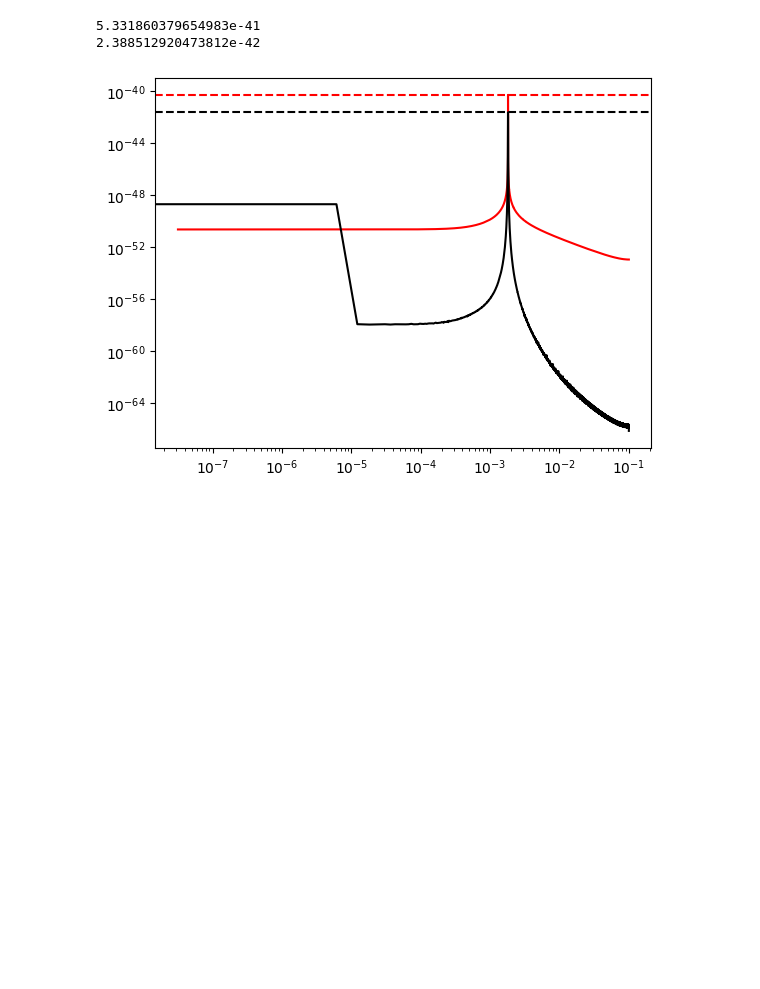
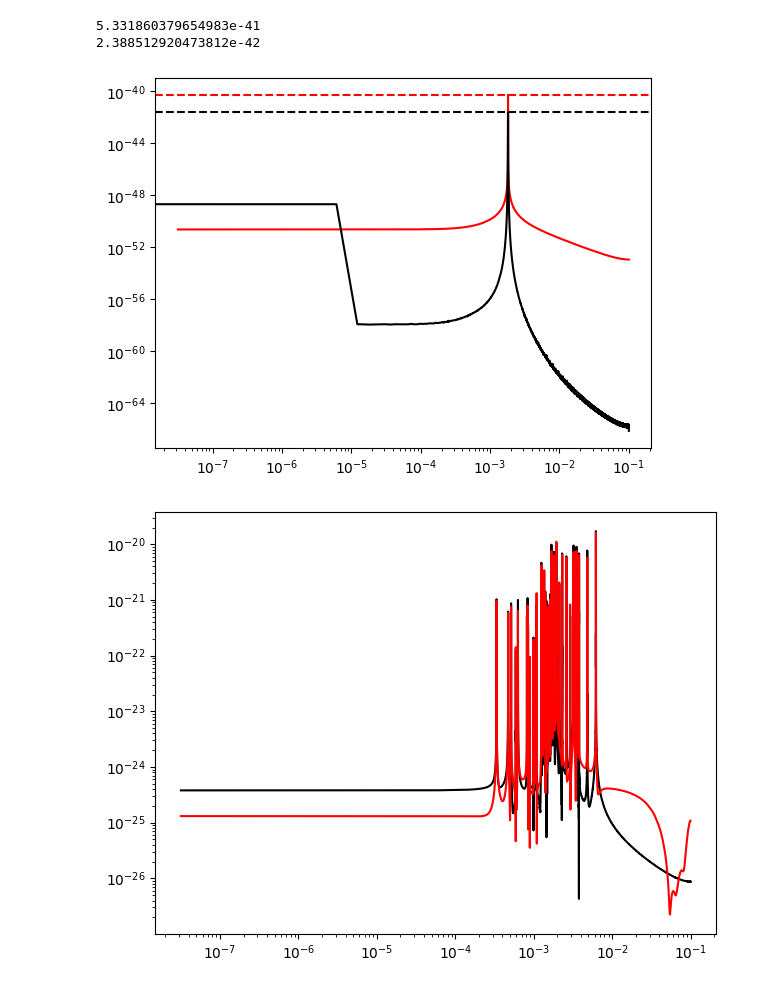
Before and after one commit to jiulipu123/For-Li_wt, a Jupyter notebook: TDI.ipynb, the cells around one changed output. Cells and saved outputs as stored; diff of their text form; code cells hidden in the pictures; blank space fills up the shorter version.

```diff
--- a/TDI.ipynb
+++ b/TDI.ipynb
@@ -577,3 +577,70 @@ print(peak_Pxx_welch)
 5.331860379654983e-41
 2.388512920473812e-42
 [figure]
+# %%
+#使用周期图方法验证TDI信号的计算
+from scipy import signal
+import matplotlib.pyplot as plt
+orbit_file_path = r"C:\Users\86130\Desktop\orbits.h5"
+days=365
+def create_short_test_data(obs_data,days=days):
+    samples_per_dat=int(24*3600/obs_data['obs_dt'])
+    num_points=days*samples_per_dat
+    short_obs_data={
+        'obs_time':obs_data['obs_time'][:num_points],
+        'obs_frequency':obs_data['obs_frequency'][:num_points],
+        'obs_dt':obs_data['obs_dt'],
+        'obs_df':obs_data['obs_df']
+    }
+    return short_obs_data,num_points
+
+def compute_short_tdi(obs_data,days=days):
+    short_obs_data,num_points=create_short_test_data(obs_data,days)
+    all_binaries_params=get_all_vgb_parameters(vgb_frame)
+    computed_X=np.zeros(num_points,dtype=complex)
+    for i,binary_params in enumerate(all_binaries_params):
+        likelihood =Bayesianlikelihood(binary_params,short_obs_data,orbit_file_path)
+        X_seg=likelihood.calculate_TDI()
+        computed_X+=X_seg
+    computed_X=np.real(computed_X)
+    return computed_X,short_obs_data
+
+def extract_actual_short_data(vgb_data,obs_data,days=days):
+    samples_per_dat=int(24*3600/obs_data['obs_dt'])
+    num_points=days*samples_per_dat
+    actual_X=vgb_data['vgb_X'][:num_points]
+    return actual_X
+
+computed_X,short_obs_data=compute_short_tdi(obs_data,days)
+actual_X=extract_actual_short_data(vgb_data,obs_data,days)
+
+def compute_psd_fft(signal,short_obs_data):
+    N=len(short_obs_data['obs_time'])
+    dt=short_obs_data['obs_dt']
+    df=1/(N*dt)
+    h_f=np.fft.fft(signal)*dt
+    freqs=np.fft.fftfreq(N,dt)
+    mask=(freqs>0)
+    pos_freqs=freqs[mask]
+    pos_h_f=h_f[mask]
+    Pxx=np.abs(pos_h_f)**2*df
+    return pos_freqs,Pxx
+
+
+def validate_short_time_segment(obs_data,vgb_data,days=days):
+    computed_X,short_obs_data=compute_short_tdi(obs_data,days)
+    actual_X=extract_actual_short_data(vgb_data,obs_data,days)
+
+    f_comp,Pxx_comp=compute_psd_fft(computed_X,short_obs_data)
+    f_act,Pxx_act=compute_psd_fft(actual_X,short_obs_data)
+
+
+    plt.loglog(f_comp,np.sqrt(Pxx_comp),'black',linewidth=1.5)
+    plt.loglog(f_act,np.sqrt(Pxx_act),'red',linewidth=1.5)
+    plt.tight_layout()
+    plt.show()
+    return Pxx_comp,Pxx_act
+
+Pxx_comp,Pxx_act=validate_short_time_segment(obs_data=obs_data,vgb_data=vgb_data,days=days)
+# %% [output]
+[figure, added]
```
